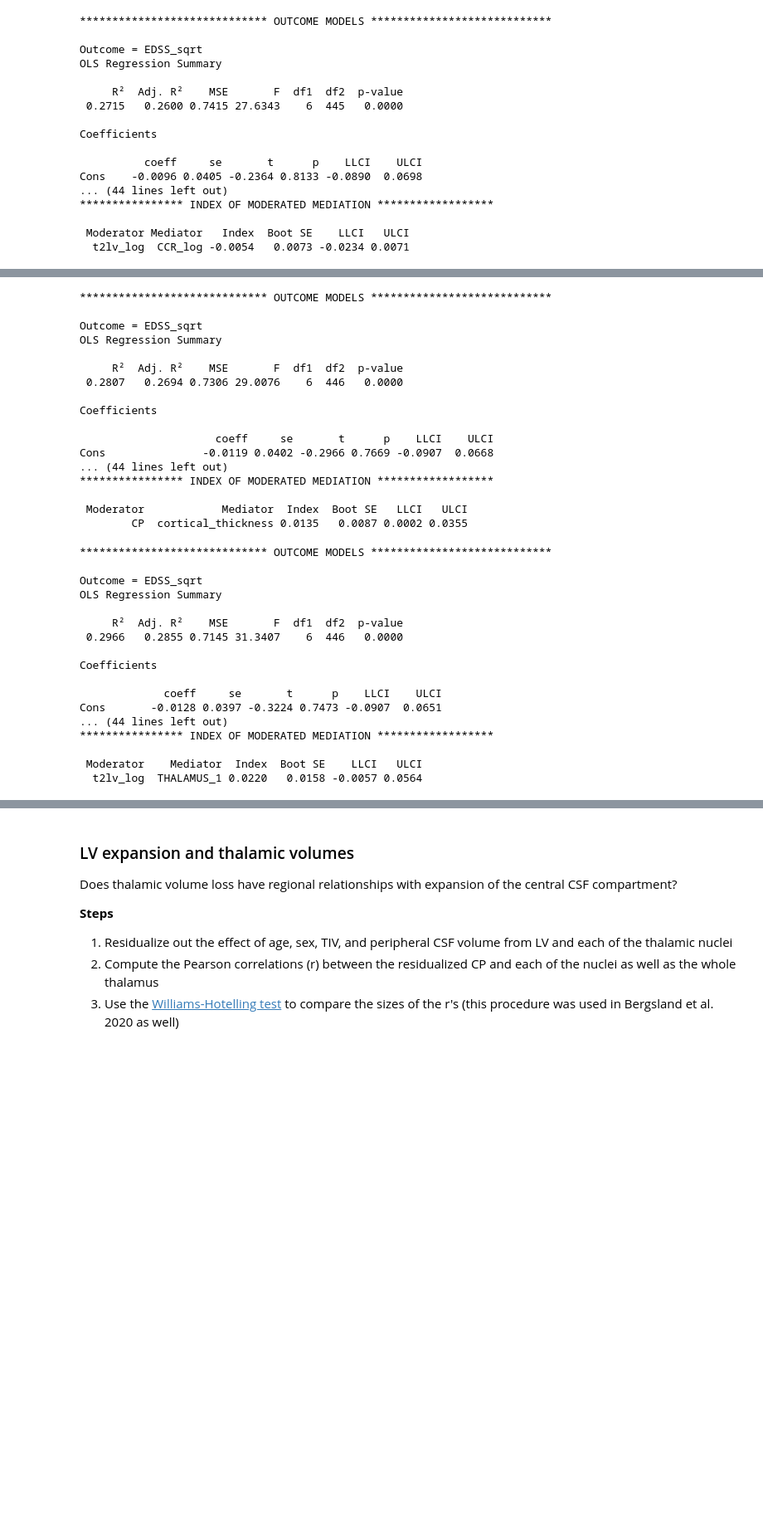
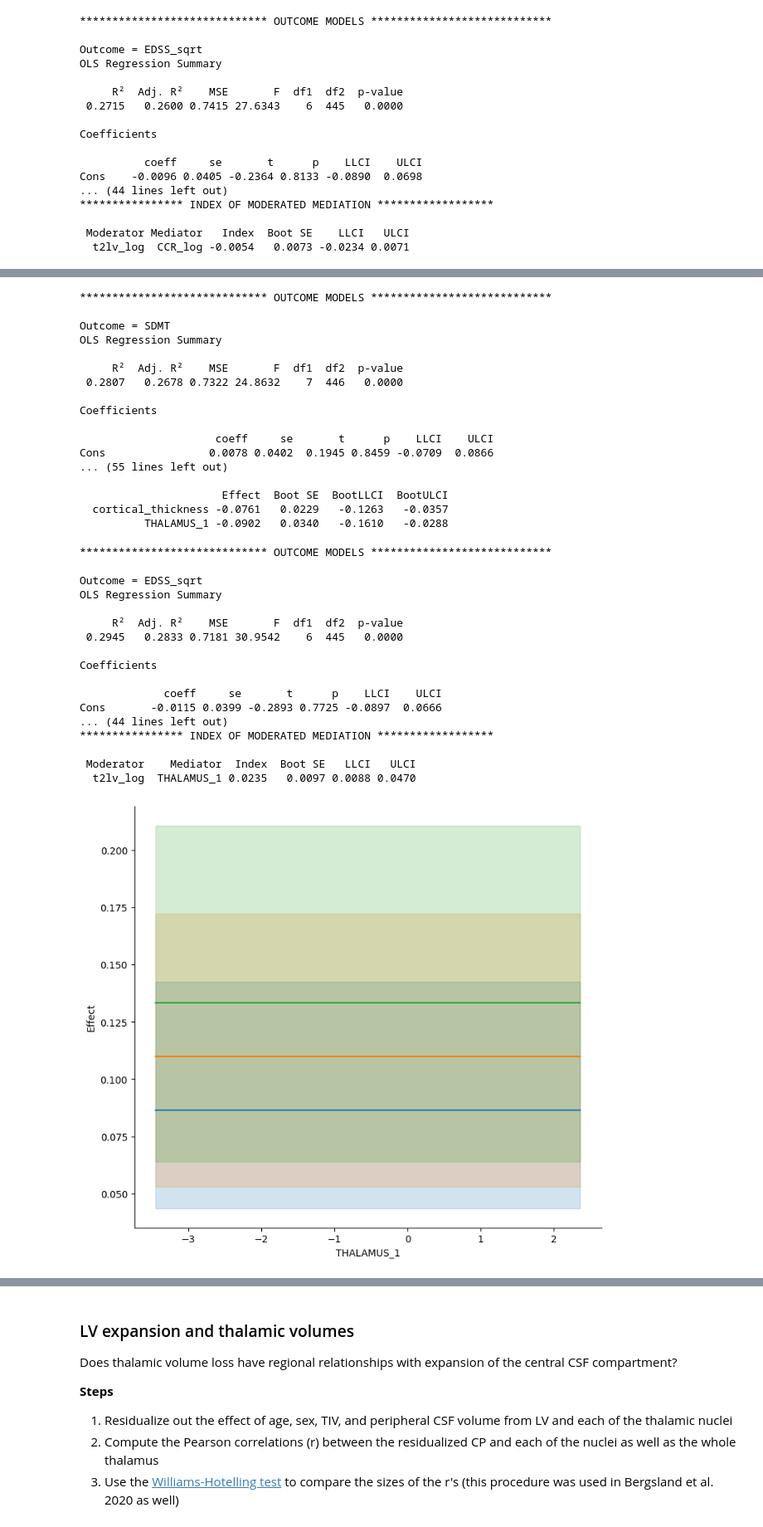
Before and after one commit to srs328/ms_mri, a Jupyter notebook: analysis/thalamus/results/6-Thalamic_nuclei_and_disability.ipynb, the cells around one changed output, grey strips where cells are left out. Shown at 83% size. Drawn from its saved outputs; the diff is of its cells as text; code cells hidden in the pictures; blank space fills up the shorter version.

```diff
--- a/analysis/thalamus/results/6-Thalamic_nuclei_and_disability.ipynb
+++ b/analysis/thalamus/results/6-Thalamic_nuclei_and_disability.ipynb
@@ -493,11 +492,10 @@ model_data = data_ms_z
 
 p2 = Process(
     data=model_data,
-    model=7,
-    x="t2lv_log",
-    y="EDSS_sqrt",
-    m=["cortical_thickness"],
-    w="CP",
+    model=4,
+    x="CP",
+    y="SDMT",
+    m=["cortical_thickness", "THALAMUS_1"],
     controls=["age", "Female", "tiv", "dzdur"],
     controls_in="all",
     suppr_init=True,
@@ -507,28 +505,28 @@ p2.summary()
 # %% [output]
 ***************************** OUTCOME MODELS ****************************
 
-Outcome = EDSS_sqrt
+Outcome = SDMT
 OLS Regression Summary
 
      R²  Adj. R²    MSE       F  df1  df2  p-value
- 0.2807   0.2694 0.7306 29.0076    6  446   0.0000
+ 0.2807   0.2678 0.7322 24.8632    7  446   0.0000
 
 Coefficients
 
                      coeff     se       t      p    LLCI    ULCI
-Cons               -0.0119 0.0402 -0.2966 0.7669 -0.0907  0.0668
-... (44 lines left out)
-**************** INDEX OF MODERATED MEDIATION ******************
+Cons                0.0078 0.0402  0.1945 0.8459 -0.0709  0.0866
+... (55 lines left out)
 
- Moderator            Mediator  Index  Boot SE   LLCI   ULCI
-        CP  cortical_thickness 0.0135   0.0087 0.0002 0.0355
+                      Effect  Boot SE  BootLLCI  BootULCI
+  cortical_thickness -0.0761   0.0229   -0.1263   -0.0357
+          THALAMUS_1 -0.0902   0.0340   -0.1610   -0.0288
 # %%
 model_data = data_ms_z
 
 p2 = Process(
     data=model_data,
     model=7,
-    x="CP",
+    x="LV_log",
     y="EDSS_sqrt",
     m=["THALAMUS_1"],
     w="t2lv_log",
@@ -545,14 +543,19 @@ Outcome = EDSS_sqrt
 OLS Regression Summary
 
      R²  Adj. R²    MSE       F  df1  df2  p-value
- 0.2966   0.2855 0.7145 31.3407    6  446   0.0000
+ 0.2945   0.2833 0.7181 30.9542    6  445   0.0000
 
 Coefficients
 
              coeff     se       t      p    LLCI    ULCI
-Cons       -0.0128 0.0397 -0.3224 0.7473 -0.0907  0.0651
+Cons       -0.0115 0.0399 -0.2893 0.7725 -0.0897  0.0666
 ... (44 lines left out)
 **************** INDEX OF MODERATED MEDIATION ******************
 
- Moderator    Mediator  Index  Boot SE    LLCI   ULCI
-  t2lv_log  THALAMUS_1 0.0220   0.0158 -0.0057 0.0564
+ Moderator    Mediator  Index  Boot SE   LLCI   ULCI
+  t2lv_log  THALAMUS_1 0.0235   0.0097 0.0088 0.0470
+# %%
+g = p2.plot_conditional_indirect_effects(med_name="THALAMUS_1", x="THALAMUS_1", hue='t2lv_log',  modval={"t2lv_log":[-1, 0, 1]},)
+g.fig.set_size_inches(10, 8)
+# %% [output]
+[figure, added]
```
Also changed, not shown: parts of 3 cells of this notebook, 1 other file.
